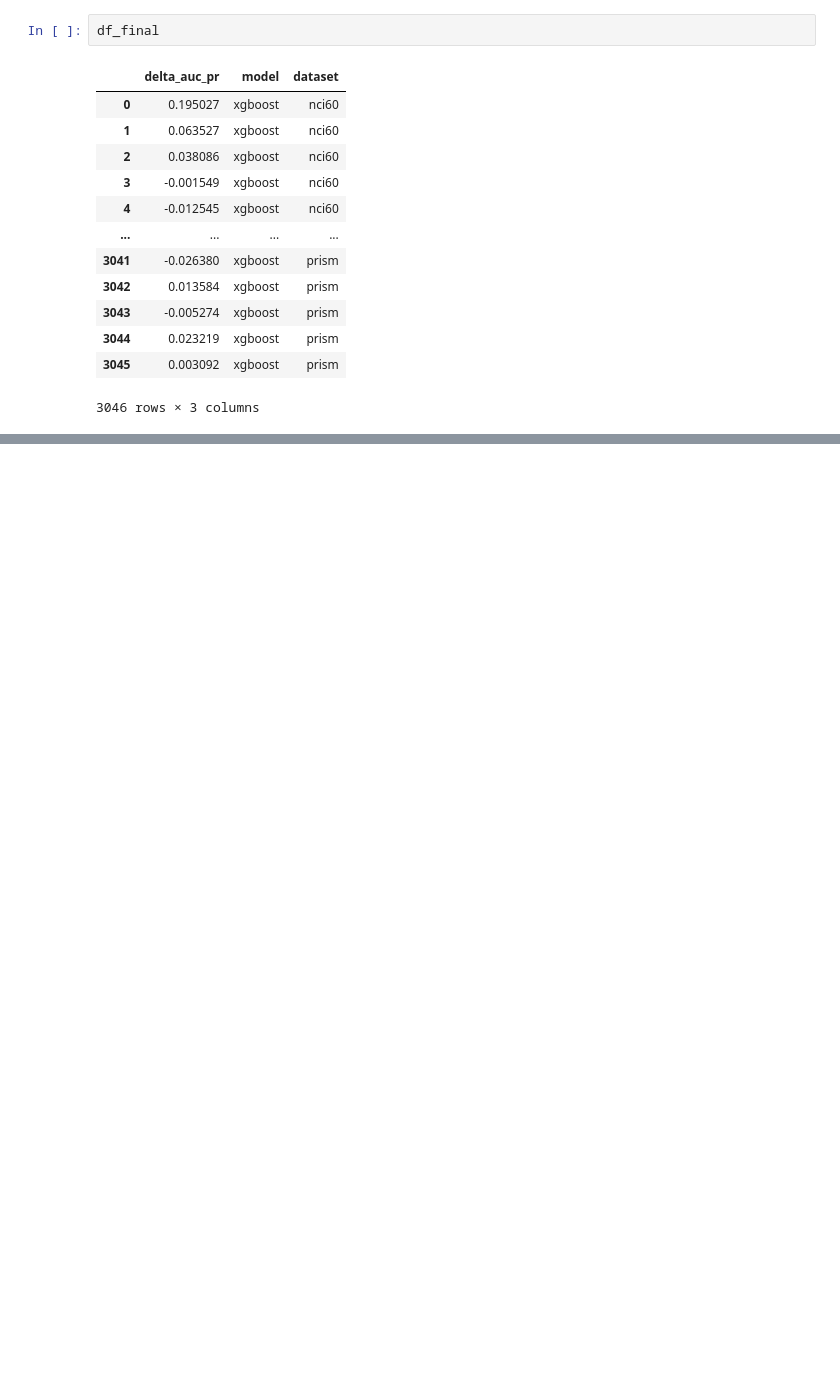
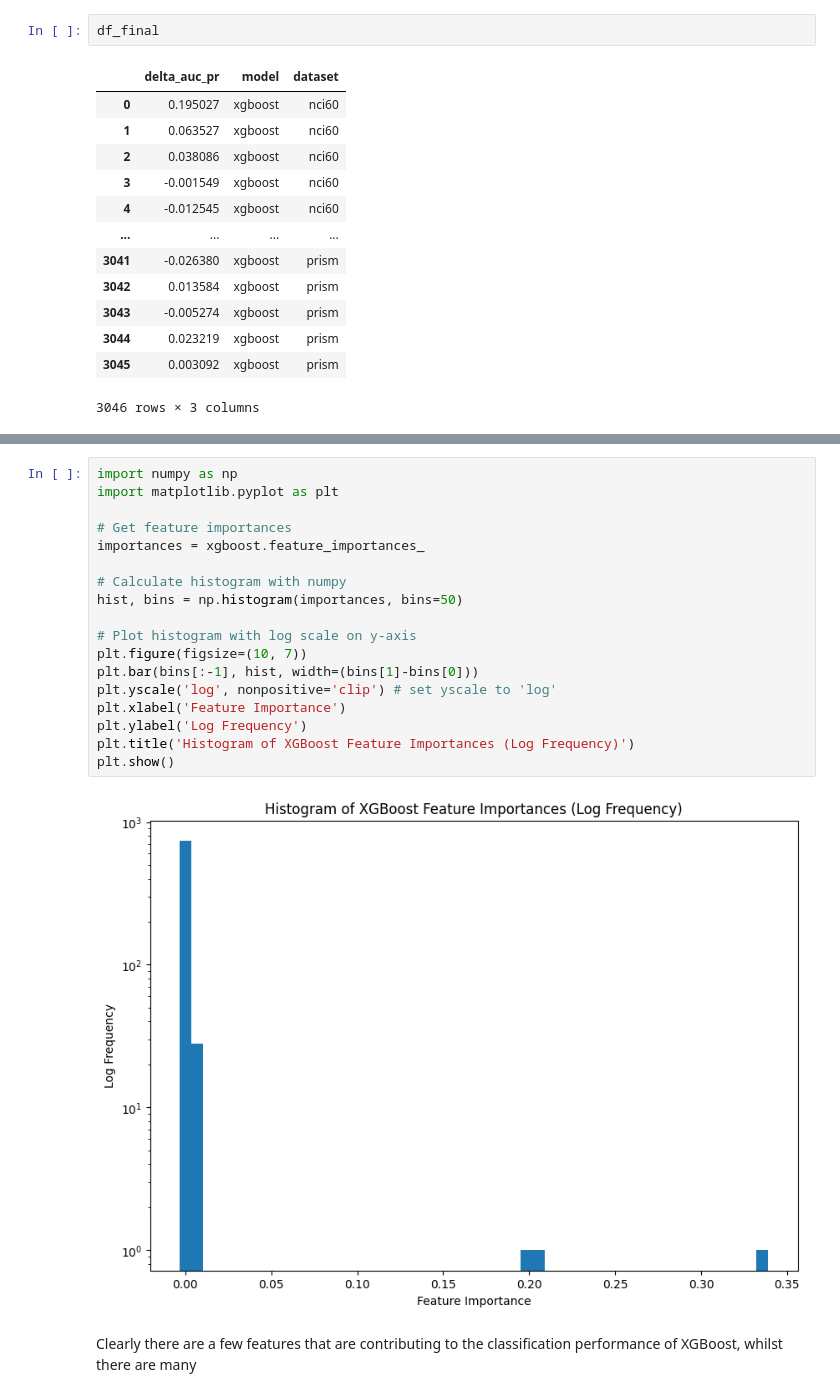
Before and after one commit to labdao/FS-Tox, a Jupyter notebook: notebooks/4.7-xgboost-vs-logistic-regression.ipynb, the cells around one changed output, grey strips where cells are left out. Saved outputs shown, nothing was run; the diff lists cells and outputs as text; blank space fills up the shorter version.

```diff
--- a/notebooks/4.7-xgboost-vs-logistic-regression.ipynb
+++ b/notebooks/4.7-xgboost-vs-logistic-regression.ipynb
@@ -99,0 +210,22 @@ plt.show()
+# %%
+import numpy as np
+import matplotlib.pyplot as plt
+
+# Get feature importances
+importances = xgboost.feature_importances_
+
+# Calculate histogram with numpy
+hist, bins = np.histogram(importances, bins=50)
+
+# Plot histogram with log scale on y-axis
+plt.figure(figsize=(10, 7))
+plt.bar(bins[:-1], hist, width=(bins[1]-bins[0]))
+plt.yscale('log', nonpositive='clip') # set yscale to 'log'
+plt.xlabel('Feature Importance')
+plt.ylabel('Log Frequency')
+plt.title('Histogram of XGBoost Feature Importances (Log Frequency)')
+plt.show()
+# %% [output]
+[figure, added]
+# %% [markdown]
+Clearly there are a few features that are contributing to the classification performance of XGBoost, whilst there are many
```
Also changed, not shown: parts of 13 cells of this notebook, 7 other files.
